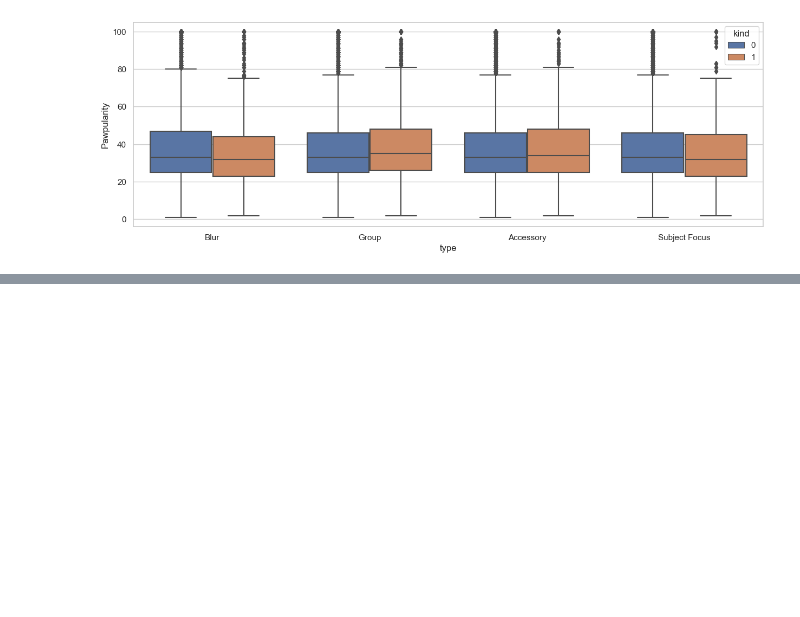
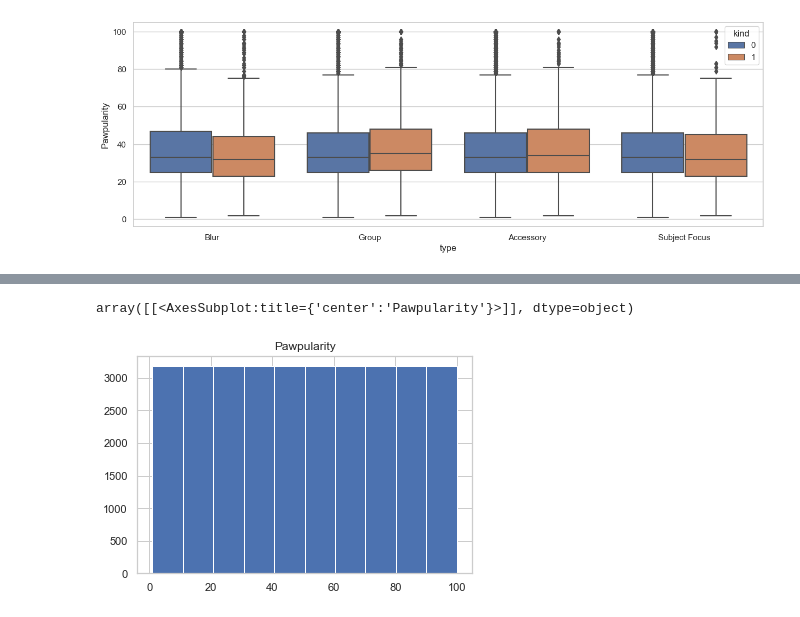
Before and after one commit to luyueti111/paper, a Jupyter notebook: data_explore.ipynb, the cells around one changed output, grey strips where cells are left out. Drawn from its saved outputs; the diff is of its cells as text; code cells hidden in the pictures; blank space fills up the shorter version.

```diff
--- a/data_explore.ipynb
+++ b/data_explore.ipynb
@@ -68,0 +70,11 @@ Pawpularity
+# %%
+max_cnt = count_df["Pawpularity"].max()
+for i in range(0,100):
+    cnt = count_df.iloc[i,0]
+    dif_cnt = max_cnt - cnt
+    df = df.append(df[df["Pawpularity"] == (i+1)].sample(dif_cnt,replace=True,axis=0))
+# %%
+df.hist(column="Pawpularity")
+# %% [output]
+array([[<AxesSubplot:title={'center':'Pawpularity'}>]], dtype=object)
+[figure, added]
```
Also changed, not shown: parts of 2 cells of this notebook, 2 other files.
